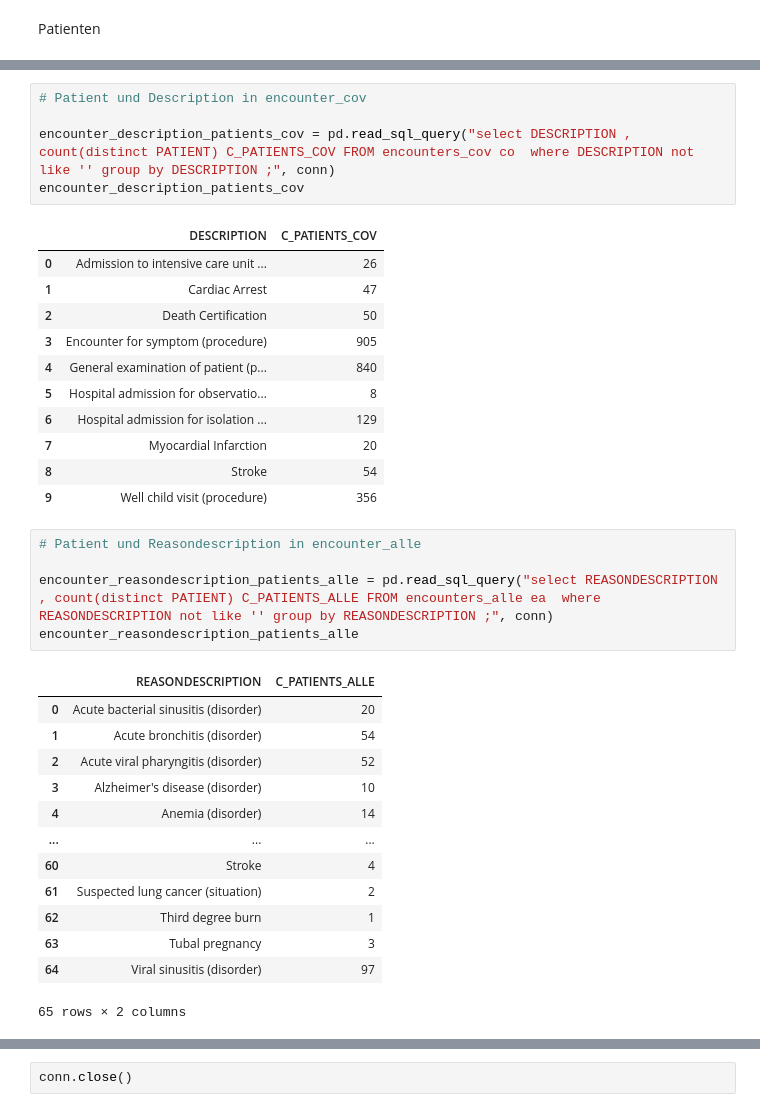
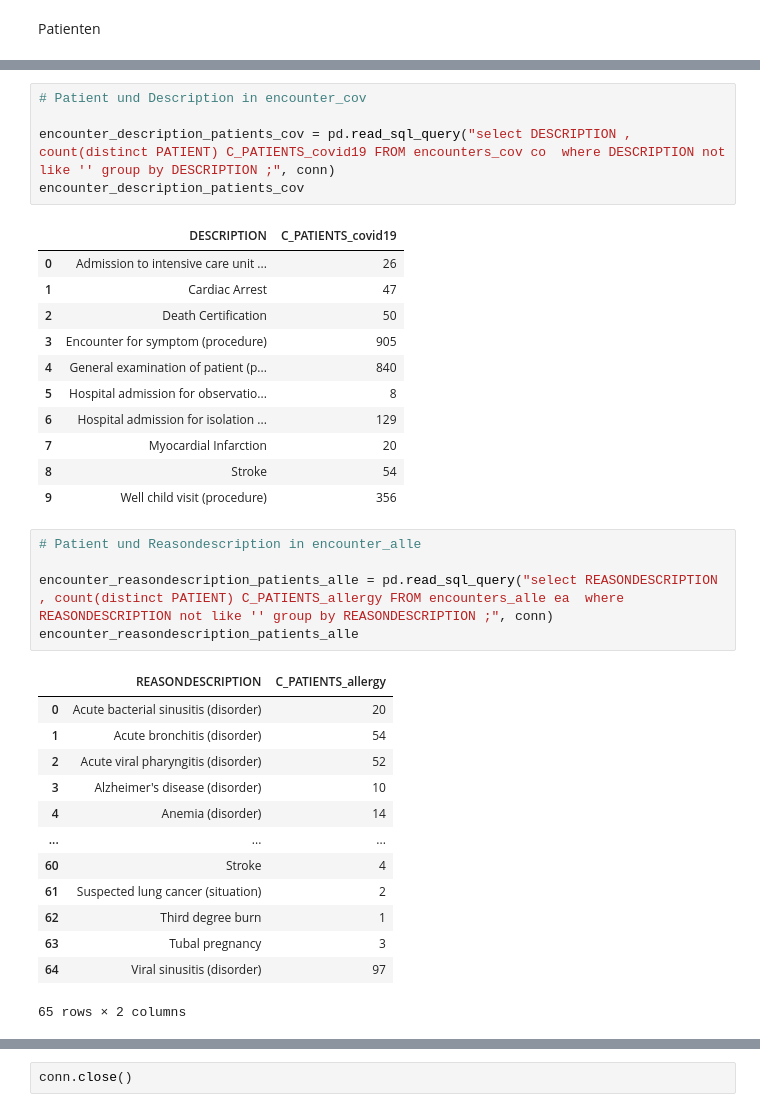
Before and after one commit to Fuenfgeld/TeamDataScDatenmanagementUndArchivierung, a Jupyter notebook: ProjektCovid19Allergy.ipynb, the cells around one changed output, grey strips where cells are left out. Saved outputs shown, nothing was run; the diff lists cells and outputs as text.

```diff
--- a/ProjektCovid19Allergy.ipynb
+++ b/ProjektCovid19Allergy.ipynb
@@ -95,10 +108,10 @@ encounter_description_patients_alle
 # %%
 # Patient und Description in encounter_cov
 
-encounter_description_patients_cov = pd.read_sql_query("select DESCRIPTION , count(distinct PATIENT) C_PATIENTS_COV FROM encounters_cov co  where DESCRIPTION not like '' group by DESCRIPTION ;", conn)
+encounter_description_patients_cov = pd.read_sql_query("select DESCRIPTION , count(distinct PATIENT) C_PATIENTS_covid19 FROM encounters_cov co  where DESCRIPTION not like '' group by DESCRIPTION ;", conn)
 encounter_description_patients_cov
 # %% [output]
-|  | DESCRIPTION | C_PATIENTS_COV |
+|  | DESCRIPTION | C_PATIENTS_covid19 |
 | 0 | Admission to intensive care unit ... | 26 |
 | 1 | Cardiac Arrest | 47 |
 | 2 | Death Certification | 50 |
@@ -112,10 +125,10 @@ encounter_description_patients_cov
 # %%
 # Patient und Reasondescription in encounter_alle
 
-encounter_reasondescription_patients_alle = pd.read_sql_query("select REASONDESCRIPTION , count(distinct PATIENT) C_PATIENTS_ALLE FROM encounters_alle ea  where REASONDESCRIPTION not like '' group by REASONDESCRIPTION ;", conn)
+encounter_reasondescription_patients_alle = pd.read_sql_query("select REASONDESCRIPTION , count(distinct PATIENT) C_PATIENTS_allergy FROM encounters_alle ea  where REASONDESCRIPTION not like '' group by REASONDESCRIPTION ;", conn)
 encounter_reasondescription_patients_alle
 # %% [output]
-|  | REASONDESCRIPTION | C_PATIENTS_ALLE |
+|  | REASONDESCRIPTION | C_PATIENTS_allergy |
 | 0 | Acute bacterial sinusitis (disorder) | 20 |
 | 1 | Acute bronchitis (disorder) | 54 |
 | 2 | Acute viral pharyngitis (disorder) | 52 |
```
Also changed, not shown: parts of 12 cells of this notebook.
